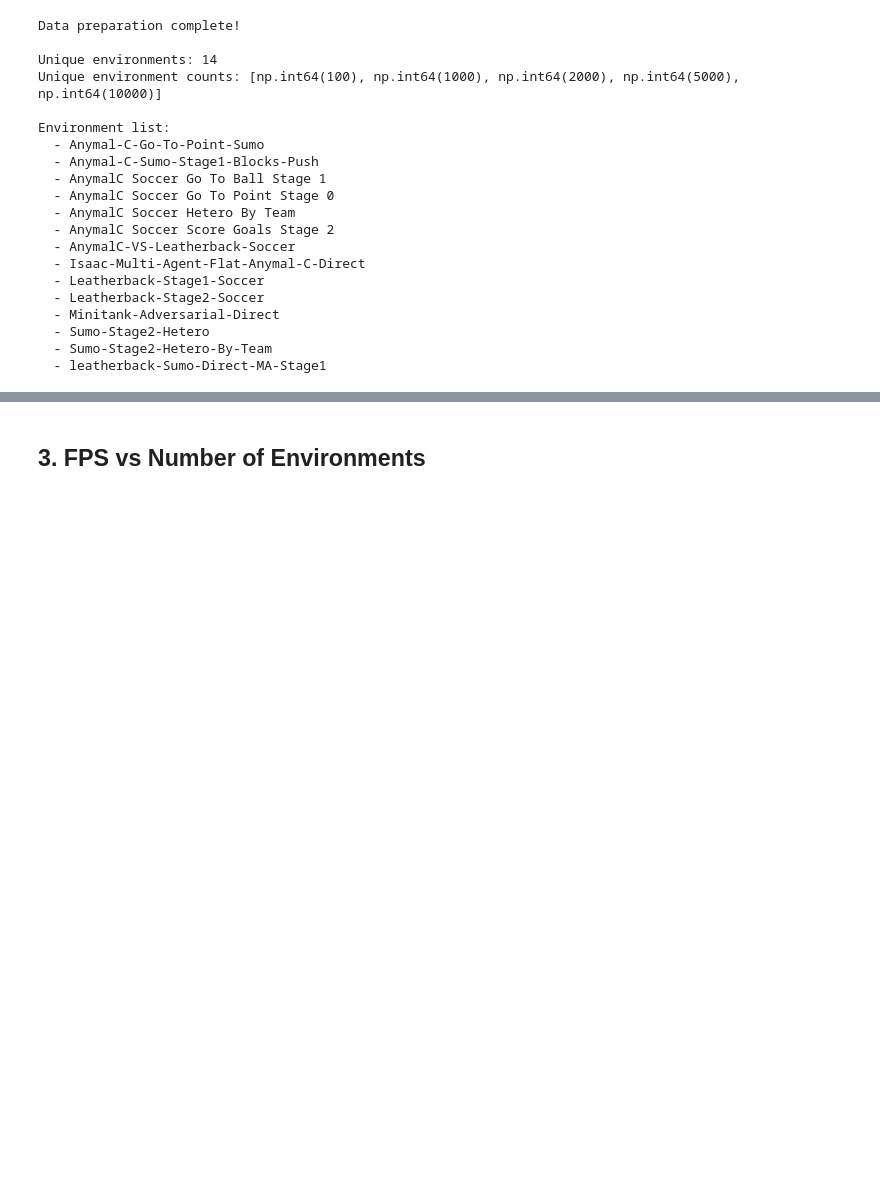
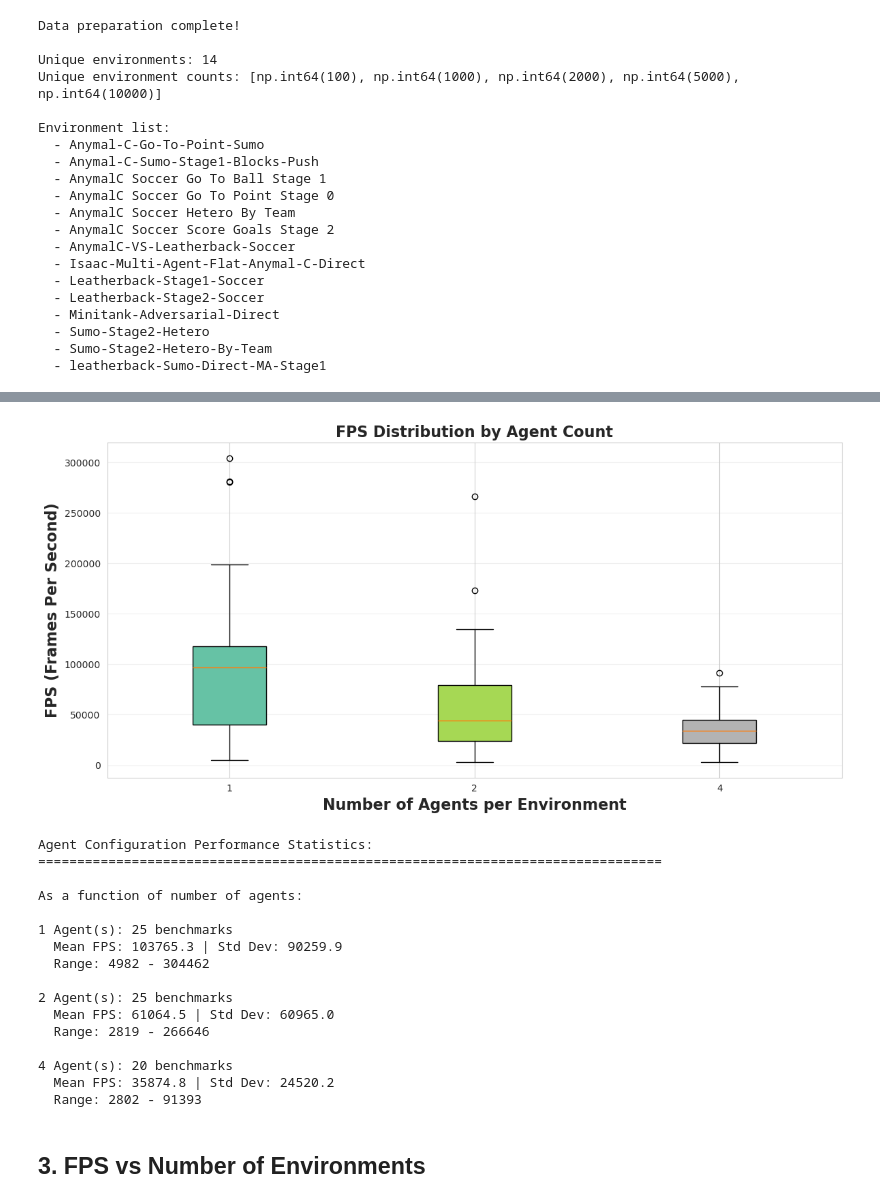
Before and after one commit to DIRECTLab/IsaacLab-HARL, a Jupyter notebook: scripts/paper_results/fps/benchmark_fps.ipynb, the cells around one changed output, grey strips where cells are left out. Saved outputs shown, nothing was run; the diff lists cells and outputs as text; code cells hidden in the pictures; blank space fills up the shorter version.

```diff
--- a/scripts/paper_results/fps/benchmark_fps.ipynb
+++ b/scripts/paper_results/fps/benchmark_fps.ipynb
@@ -17,6 +17,7 @@ warnings.filterwarnings('ignore')
 # Set style for better-looking plots
 sns.set_style("whitegrid")
 plt.rcParams['figure.figsize'] = (12, 6)
+FONTSIZE = 16
 
 # Load the benchmark data
 data_path = Path('./benchmark_results/fps_benchmark_20260216_202357.csv')
@@ -93,3 +175,51 @@ Environment list:
+# %%
+# Analyze FPS by agent configuration
+fig, ax = plt.subplots(figsize=(12, 6))
+
+# Plot: FPS by number of agents
+agent_counts = sorted(df['num_agents'].unique())
+bp_data = [df[df['num_agents'] == count]['fps'].values for count in agent_counts]
+bp = ax.boxplot(bp_data, labels=agent_counts, patch_artist=True)
+
+colors = plt.cm.Set2(np.linspace(0, 1, len(bp['boxes'])))
+for patch, color in zip(bp['boxes'], colors):
+    patch.set_facecolor(color)
+
+ax.set_xlabel('Number of Agents per Environment', fontsize=FONTSIZE, fontweight='bold')
+ax.set_ylabel('FPS (Frames Per Second)', fontsize=FONTSIZE, fontweight='bold')
+ax.set_title('FPS Distribution by Agent Count', fontsize=FONTSIZE, fontweight='bold')
+ax.grid(True, alpha=0.3, axis='y')
+
+plt.tight_layout()
+plt.show()
+
+# Print agent configuration statistics
+print("\nAgent Configuration Performance Statistics:")
+print("=" * 80)
+print("\nAs a function of number of agents:")
+for num_agents in sorted(df['num_agents'].unique()):
+    subset = df[df['num_agents'] == num_agents]
+    print(f"\n{num_agents} Agent(s): {len(subset)} benchmarks")
+    print(f"  Mean FPS: {subset['fps'].mean():.1f} | Std Dev: {subset['fps'].std():.1f}")
+    print(f"  Range: {subset['fps'].min():.0f} - {subset['fps'].max():.0f}")
+# %% [output]
+[figure, added]
+Agent Configuration Performance Statistics:
+================================================================================
+
+As a function of number of agents:
+
+1 Agent(s): 25 benchmarks
+  Mean FPS: 103765.3 | Std Dev: 90259.9
+  Range: 4982 - 304462
+
+2 Agent(s): 25 benchmarks
+  Mean FPS: 61064.5 | Std Dev: 60965.0
+  Range: 2819 - 266646
+
+4 Agent(s): 20 benchmarks
+  Mean FPS: 35874.8 | Std Dev: 24520.2
+  Range: 2802 - 91393
 # %% [markdown]
 ## 3. FPS vs Number of Environments
 # %%
```
Also changed, not shown: parts of 6 cells of this notebook, 1 other file.
